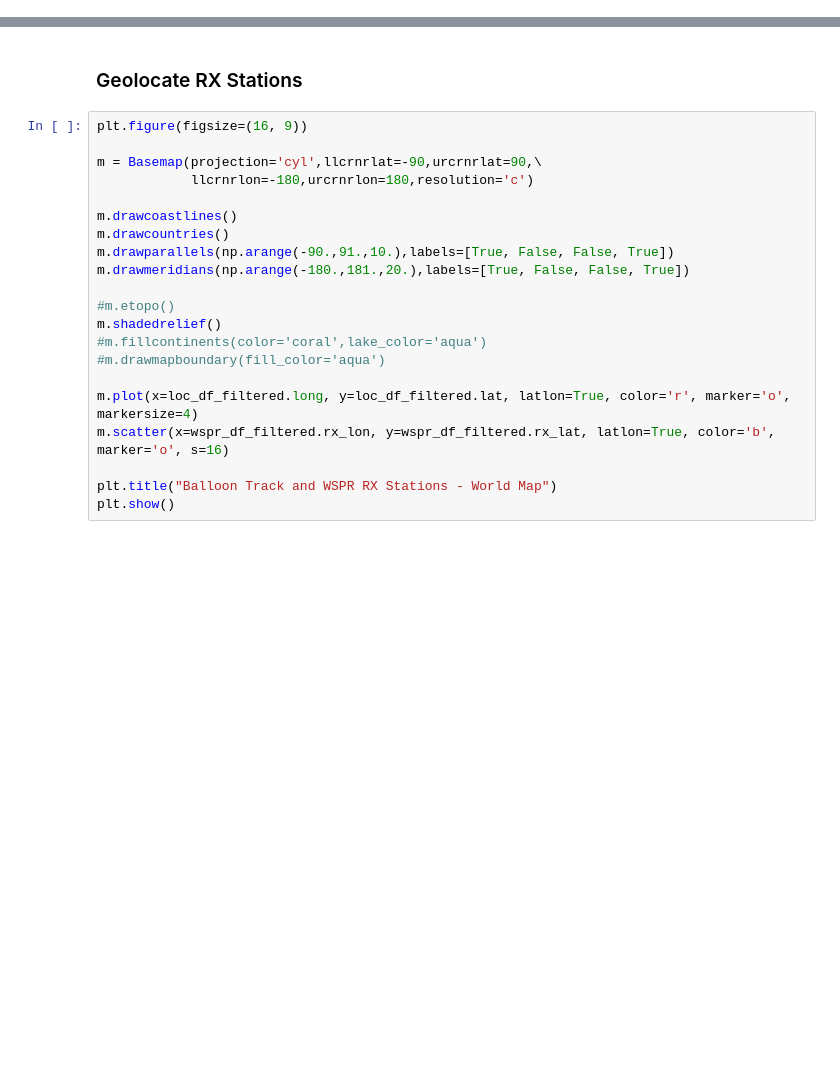
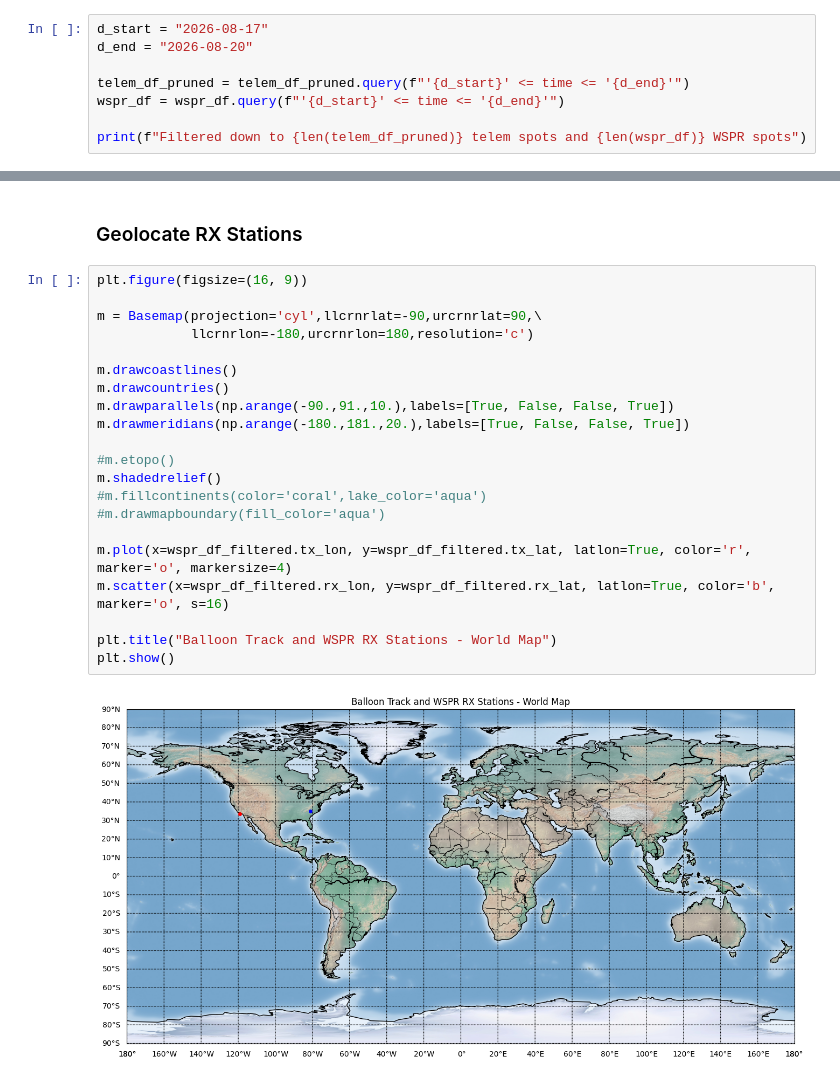
Before and after one commit to meslane/PicoBalloon, a Jupyter notebook: tracker/plot_telemetry.ipynb, the cells around one changed output, grey strips where cells are left out. Cells and saved outputs as stored; diff of their text form; blank space fills up the shorter version.

Commit message:
Update telem notebook to filter by date

```diff
--- a/tracker/plot_telemetry.ipynb
+++ b/tracker/plot_telemetry.ipynb
@@ -28,0 +37,8 @@ print(f"Read {len(wspr_df)} rows")
+# %%
+d_start = "2026-08-17"
+d_end = "2026-08-20"
+
+telem_df_pruned = telem_df_pruned.query(f"'{d_start}' <= time <= '{d_end}'")
+wspr_df = wspr_df.query(f"'{d_start}' <= time <= '{d_end}'")
+
+print(f"Filtered down to {len(telem_df_pruned)} telem spots and {len(wspr_df)} WSPR spots")
@@ -247,21 +276,23 @@ fig.show()
 # %%
 plt.figure(figsize=(16, 9))
 
 m = Basemap(projection='cyl',llcrnrlat=-90,urcrnrlat=90,\
             llcrnrlon=-180,urcrnrlon=180,resolution='c')
 
 m.drawcoastlines()
 m.drawcountries()
 m.drawparallels(np.arange(-90.,91.,10.),labels=[True, False, False, True])
 m.drawmeridians(np.arange(-180.,181.,20.),labels=[True, False, False, True])
 
 #m.etopo()
 m.shadedrelief()
 #m.fillcontinents(color='coral',lake_color='aqua')
 #m.drawmapboundary(fill_color='aqua')
 
-m.plot(x=loc_df_filtered.long, y=loc_df_filtered.lat, latlon=True, color='r', marker='o', markersize=4)
+m.plot(x=wspr_df_filtered.tx_lon, y=wspr_df_filtered.tx_lat, latlon=True, color='r', marker='o', markersize=4)
 m.scatter(x=wspr_df_filtered.rx_lon, y=wspr_df_filtered.rx_lat, latlon=True, color='b', marker='o', s=16)
 
 plt.title("Balloon Track and WSPR RX Stations - World Map")
 plt.show()
+# %% [output]
+[figure, added]
```
Also changed, not shown: parts of 10 cells of this notebook, 1 other file.
